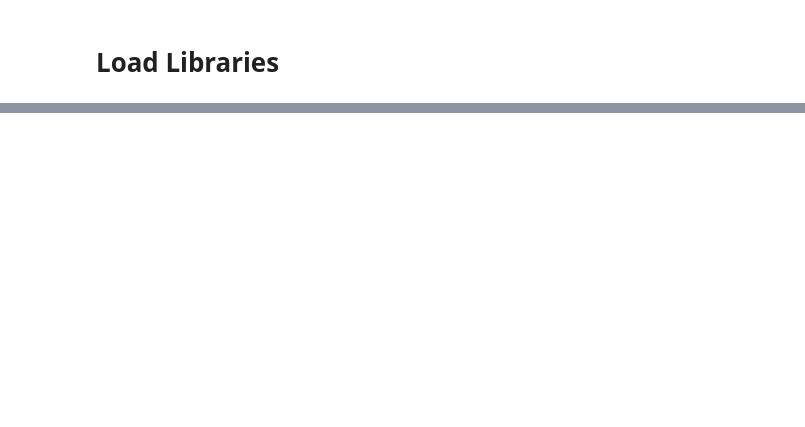
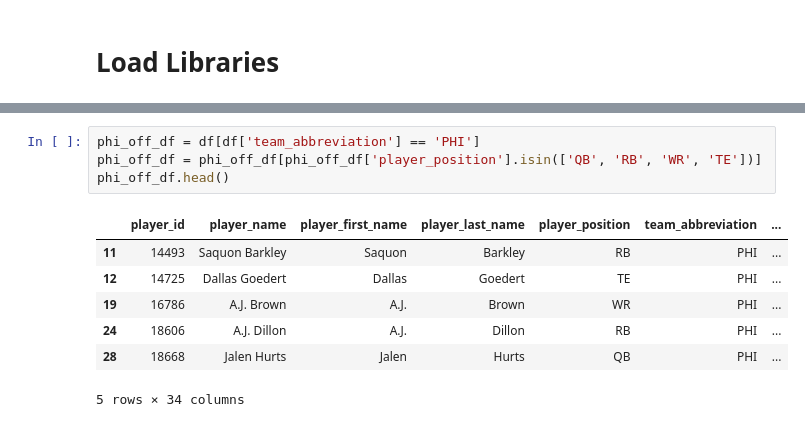
Before and after one commit to ryanjamesyu2/sentiment-performance-connection, a Jupyter notebook: athletic_data_ingestion.ipynb, the cells around one changed output, grey strips where cells are left out. Drawn from its saved outputs; the diff is of its cells as text; blank space fills up the shorter version.

```diff
--- a/athletic_data_ingestion.ipynb
+++ b/athletic_data_ingestion.ipynb
@@ -11,0 +22,12 @@ NoCredentialsError: Unable to locate credentials
+# %%
+phi_off_df = df[df['team_abbreviation'] == 'PHI']
+phi_off_df = phi_off_df[phi_off_df['player_position'].isin(['QB', 'RB', 'WR', 'TE'])]
+phi_off_df.head()
+# %% [output]
+|  | player_id | player_name | player_first_name | player_last_name | player_position | team_abbreviation | ... |
+| 11 | 14493 | Saquon Barkley | Saquon | Barkley | RB | PHI | ... |
+| 12 | 14725 | Dallas Goedert | Dallas | Goedert | TE | PHI | ... |
+| 19 | 16786 | A.J. Brown | A.J. | Brown | WR | PHI | ... |
+| 24 | 18606 | A.J. Dillon | A.J. | Dillon | RB | PHI | ... |
+| 28 | 18668 | Jalen Hurts | Jalen | Hurts | QB | PHI | ... |
+5 rows × 34 columns
```
Also changed, not shown: parts of 6 cells of this notebook.
